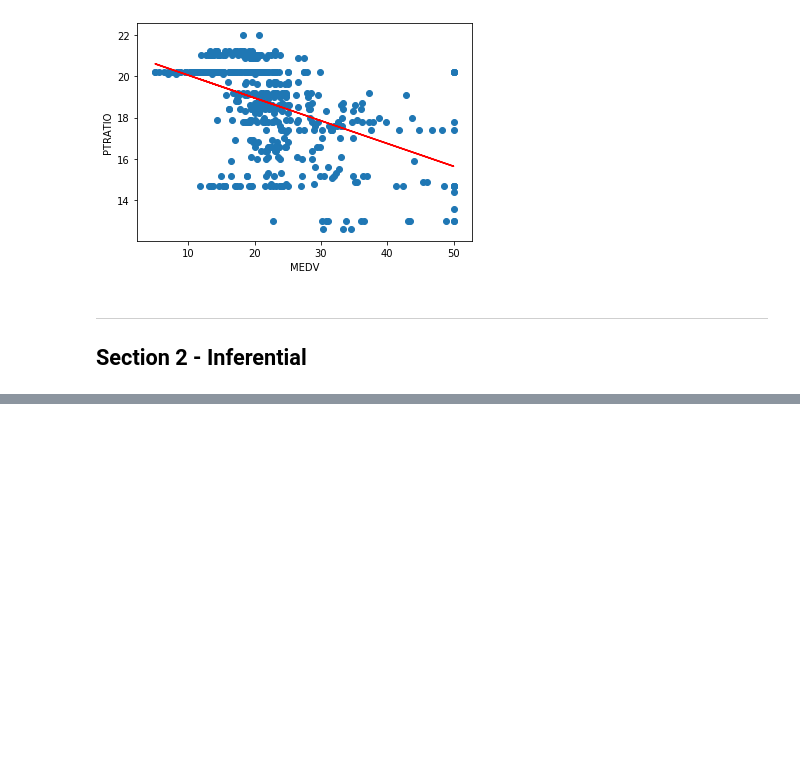
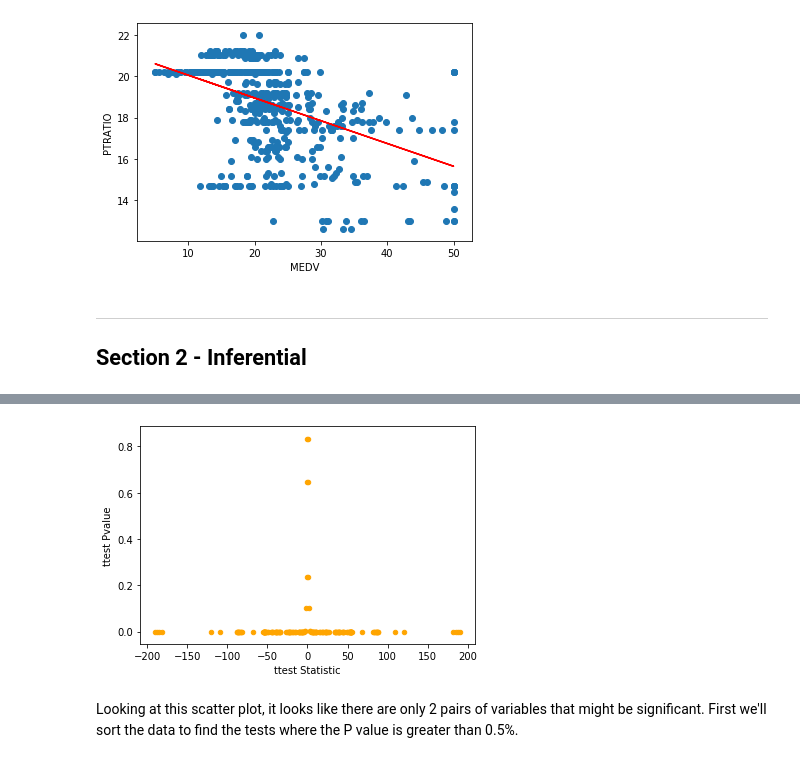
Before and after one commit to MKelly1303/52954_Project_2019, a Jupyter notebook: 52954_Project_Notebook.ipynb, the cells around one changed output, grey strips where cells are left out. Cells and saved outputs as stored; diff of their text form; code cells hidden in the pictures; blank space fills up the shorter version.

Commit message:
created a loop to go through each variable and produce a ttest statistic and pvalue. Added that to dataframe for further analysis

```diff
--- a/52954_Project_Notebook.ipynb
+++ b/52954_Project_Notebook.ipynb
@@ -245,0 +237,21 @@ ws.ttost_paired(df['CHAS'], df['MEDV'], 0,1)
+# %%
+#defining empty lists that will store the results of the ttest loop
+v1 = []
+v2 = []
+S = []
+P = []
+# %%
+for column in df:
+    for column1 in df:
+        result = ss.ttest_ind(df[column], df[column1])
+        #print(column, column1, result.statistic, result.pvalue)
+        v1.append(column)
+        v2.append(column1)
+        S.append(result.statistic)
+        P.append(result.pvalue)
+# %%
+df_results['Var1'] = v1
+df_results['Var2'] = v2
+df_results['ttest Statistic'] = S
+df_results['ttest Pvalue'] = P
+df_results
@@ -245,0 +277,3 @@ ws.ttost_paired(df['CHAS'], df['MEDV'], 0,1)
+# %%
+# Removing the rows where the ttest was conducted on the same set of values eg ss.ttest_ind(CRIM, CRIM)
+df_results = df_results.drop([0,15,30,45,60,75,90,105,120,135,150,165,180,195], axis=0)
@@ -245,0 +292,7 @@ ws.ttost_paired(df['CHAS'], df['MEDV'], 0,1)
+# %%
+df_results.plot(kind='scatter',x='ttest Statistic',y='ttest Pvalue',color='orange')
+plt.show()
+# %% [output]
+[figure, added]
+# %% [markdown]
+Looking at this scatter plot, it looks like there are only 2 pairs of variables that might be significant. First we'll sort the data to find the tests where the P value is greater than 0.5%.
```
Also changed, not shown: parts of 15 cells of this notebook.
